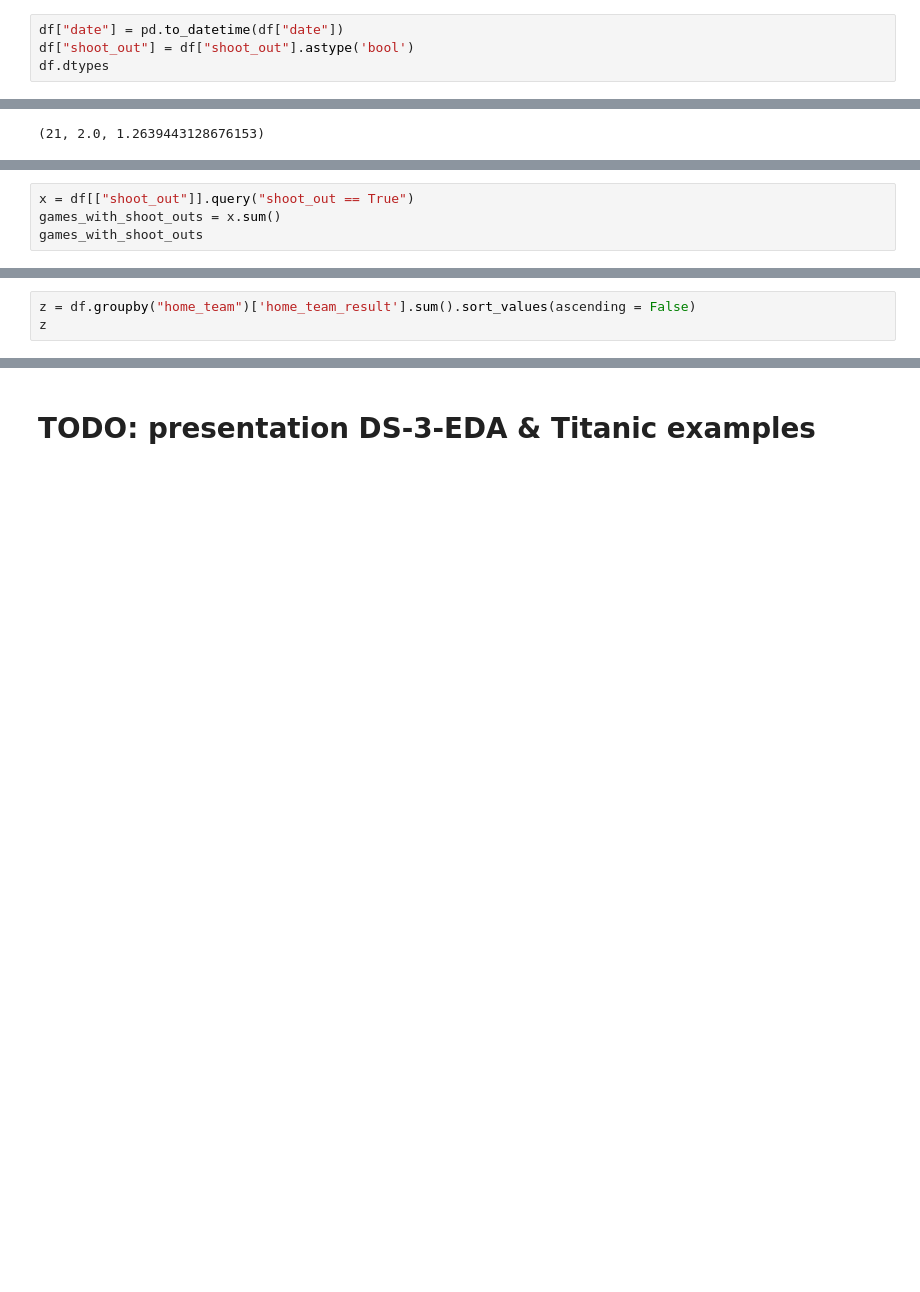
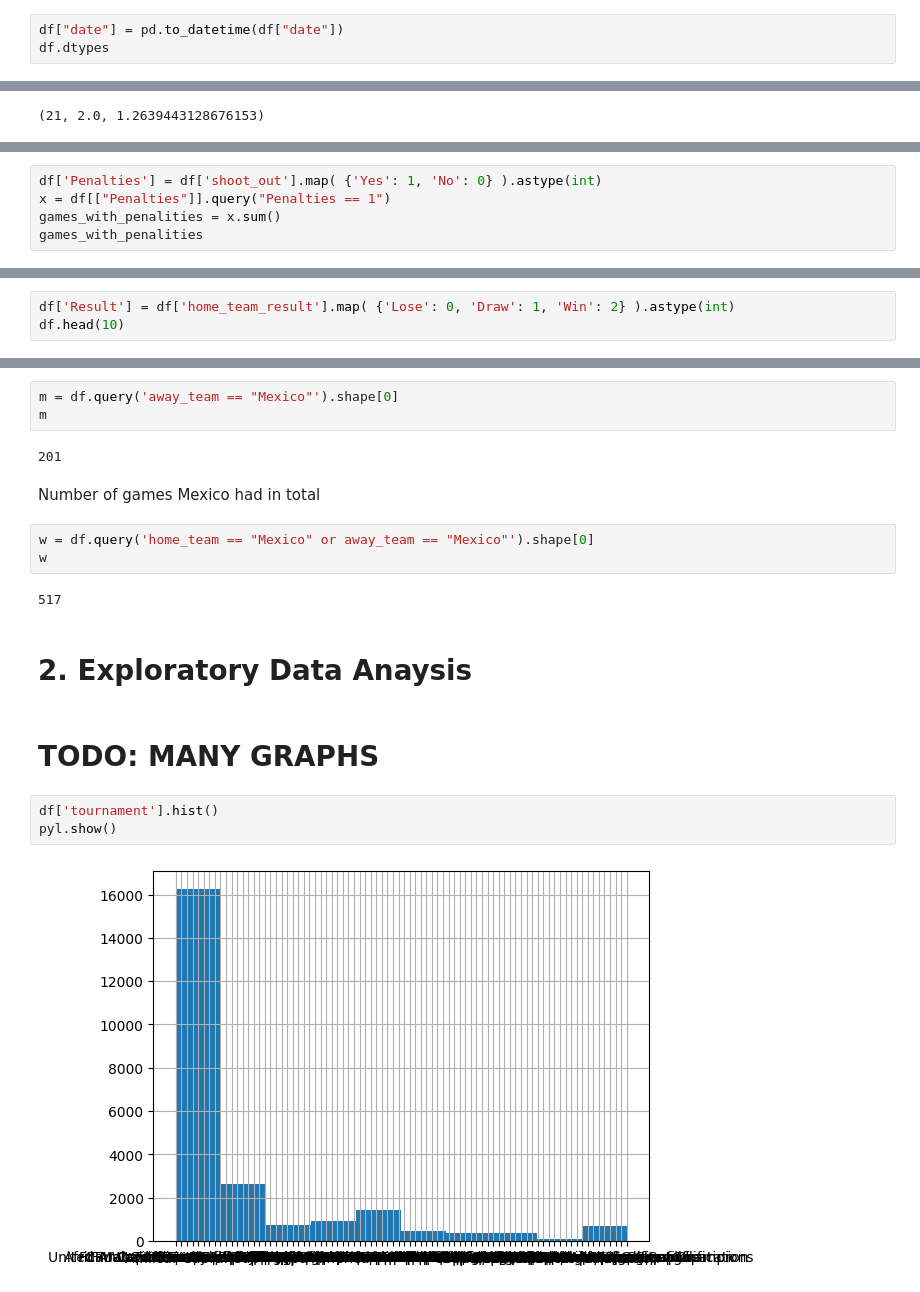
Before and after one commit to JavierCantoH/Fontys-DataScienceProject, a Jupyter notebook: Project World Cup.ipynb, the cells around one changed output, grey strips where cells are left out. Saved outputs shown, nothing was run; the diff lists cells and outputs as text; blank space fills up the shorter version.

```diff
--- a/Project World Cup.ipynb
+++ b/Project World Cup.ipynb
@@ -112,6 +94,5 @@ Transform the data types from date and shoot_out from objects to the correspondi
 # %%
 df["date"] = pd.to_datetime(df["date"])
-df["shoot_out"] = df["shoot_out"].astype('bool')
 df.dtypes
 # %% [output]
 date                             datetime64[ns]
@@ -244,5 +243,6 @@ Name: tournament, Length: 23921, dtype: object>
 # %%
-x = df[["shoot_out"]].query("shoot_out == True")
-games_with_shoot_outs = x.sum()
-games_with_shoot_outs
+df['Penalties'] = df['shoot_out'].map( {'Yes': 1, 'No': 0} ).astype(int)
+x = df[["Penalties"]].query("Penalties == 1")
+games_with_penalities = x.sum()
+games_with_penalities
 # %% [output]
@@ -271,4 +288,4 @@ Name: shoot_out, Length: 82, dtype: int64
 # %%
-z = df.groupby("home_team")['home_team_result'].sum().sort_values(ascending = False)
-z
+df['Result'] = df['home_team_result'].map( {'Lose': 0, 'Draw': 1, 'Win': 2} ).astype(int)
+df.head(10)
 # %% [output]
@@ -288,2 +331,21 @@ Name: home_team_result, Length: 211, dtype: object
+# %%
+m = df.query('away_team == "Mexico"').shape[0]
+m
+# %% [output]
+201
+# %% [markdown]
+Number of games Mexico had in total
+# %%
+w = df.query('home_team == "Mexico" or away_team == "Mexico"').shape[0]
+w
+# %% [output]
+517
 # %% [markdown]
-# TODO: presentation DS-3-EDA & Titanic examples
+# 2. Exploratory Data Anaysis
+# %% [markdown]
+# TODO: MANY GRAPHS
+# %%
+df['tournament'].hist()
+pyl.show()
+# %% [output]
+[figure, added]
```
Also changed, not shown: parts of 27 cells of this notebook.
